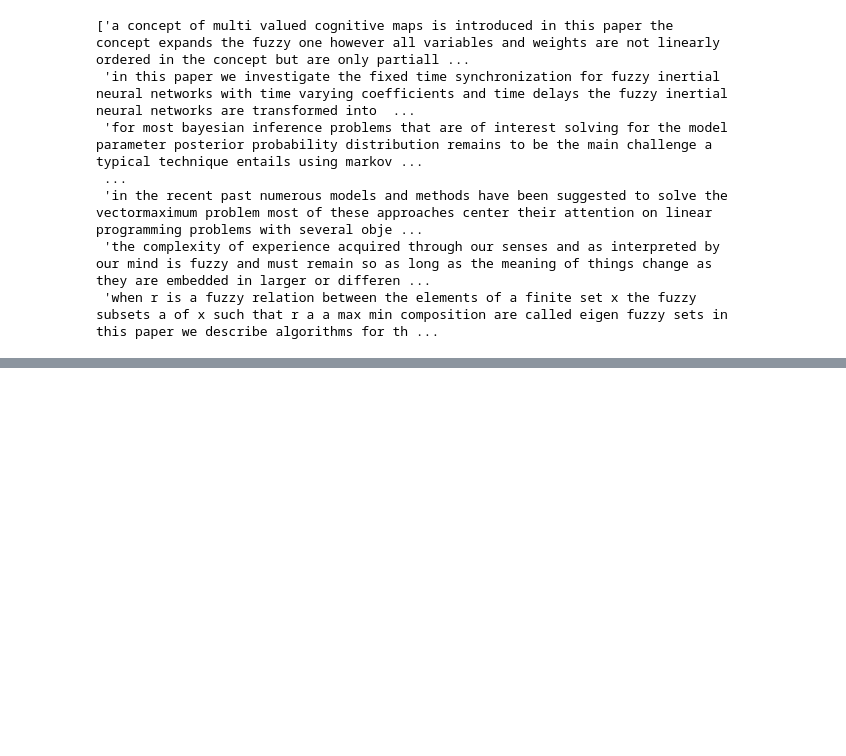
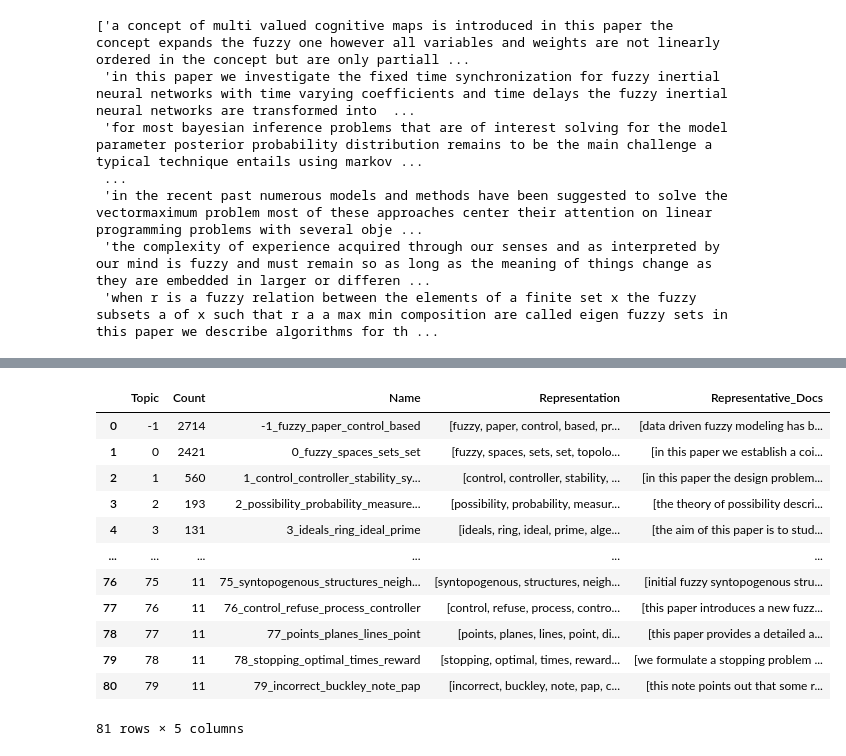
Before and after one commit to burugaria7/abstlyze, a Jupyter notebook: notebook/bertopic_test.ipynb, the cells around one changed output, grey strips where cells are left out. Saved outputs shown, nothing was run; the diff lists cells and outputs as text; code cells hidden in the pictures; blank space fills up the shorter version.

```diff
--- a/notebook/bertopic_test.ipynb
+++ b/notebook/bertopic_test.ipynb
@@ -48,0 +68,16 @@ img.write_html(file_name)
+# %%
+topic_model.get_topic_info()
+# %% [output]
+|  | Topic | Count | Name | Representation | Representative_Docs |
+| 0 | -1 | 2714 | -1_fuzzy_paper_control_based | [fuzzy, paper, control, based, pr... | [data driven fuzzy modeling has b... |
+| 1 | 0 | 2421 | 0_fuzzy_spaces_sets_set | [fuzzy, spaces, sets, set, topolo... | [in this paper we establish a coi... |
+| 2 | 1 | 560 | 1_control_controller_stability_sy... | [control, controller, stability, ... | [in this paper the design problem... |
+| 3 | 2 | 193 | 2_possibility_probability_measure... | [possibility, probability, measur... | [the theory of possibility descri... |
+| 4 | 3 | 131 | 3_ideals_ring_ideal_prime | [ideals, ring, ideal, prime, alge... | [the aim of this paper is to stud... |
+| ... | ... | ... | ... | ... | ... |
+| 76 | 75 | 11 | 75_syntopogenous_structures_neigh... | [syntopogenous, structures, neigh... | [initial fuzzy syntopogenous stru... |
+| 77 | 76 | 11 | 76_control_refuse_process_controller | [control, refuse, process, contro... | [this paper introduces a new fuzz... |
+| 78 | 77 | 11 | 77_points_planes_lines_point | [points, planes, lines, point, di... | [this paper provides a detailed a... |
+| 79 | 78 | 11 | 78_stopping_optimal_times_reward | [stopping, optimal, times, reward... | [we formulate a stopping problem ... |
+| 80 | 79 | 11 | 79_incorrect_buckley_note_pap | [incorrect, buckley, note, pap, c... | [this note points out that some r... |
+81 rows × 5 columns
```
Also changed, not shown: parts of 5 cells of this notebook.
